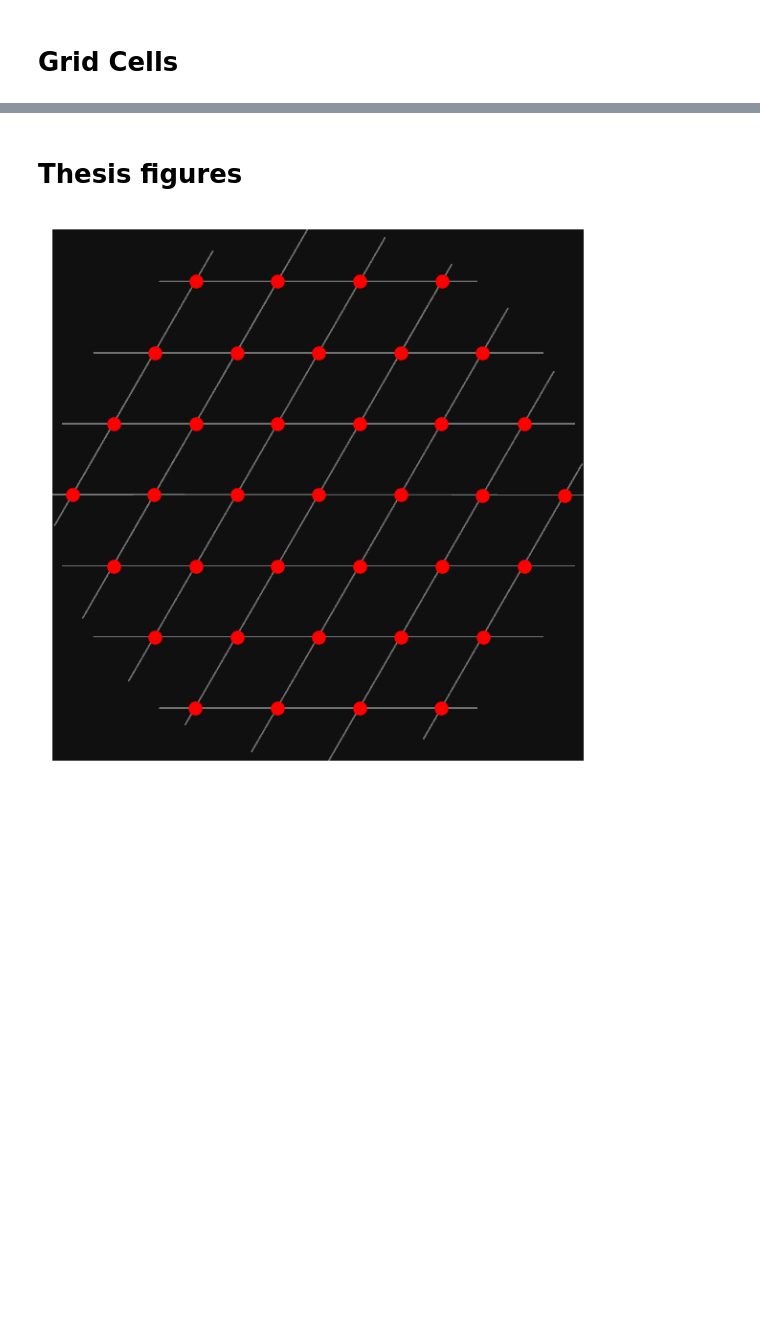
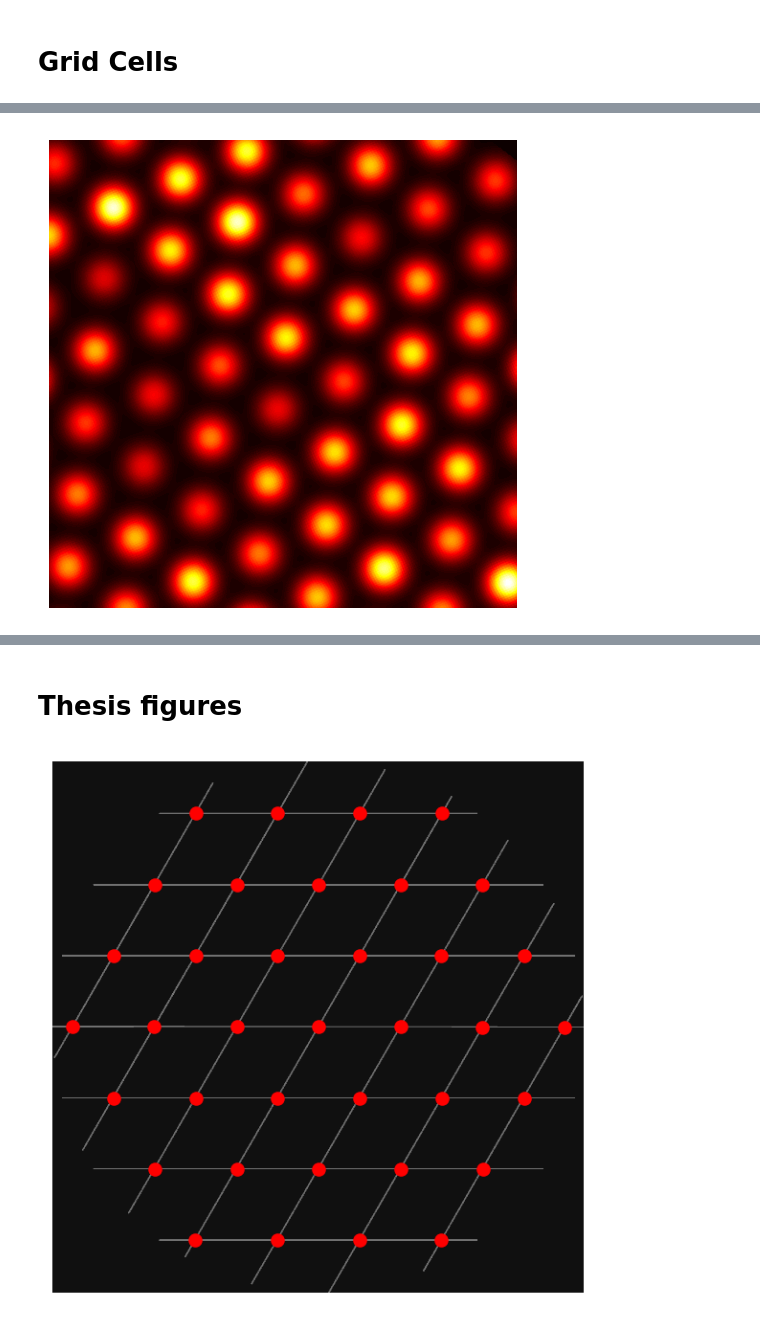
Before and after one commit to ChackMociute/Master-Thesis, a Jupyter notebook: grid_cells.ipynb, the cells around one changed output, grey strips where cells are left out. Saved outputs shown, nothing was run; the diff lists cells and outputs as text; code cells hidden in the pictures; blank space fills up the shorter version.

```diff
--- a/grid_cells.ipynb
+++ b/grid_cells.ipynb
@@ -33,5 +31,14 @@ place = gaussian_grid(coords, [mvn])
 place /= place.max()
 # %%
 gcm = grid_cells.modules[0]
+# %%
+plt.figure(figsize=(5, 5))
+plt.contourf(grid_cells.grid_cells[0].cpu(), levels=100, cmap='hot')
+plt.axis('off')
+plt.axis('equal')
+plt.tight_layout()
+plt.show()
+# %% [output]
+[figure, added]
 # %%
 from skimage.draw import line_aa
```
Also changed, not shown: parts of 14 cells of this notebook, 1 other file.
